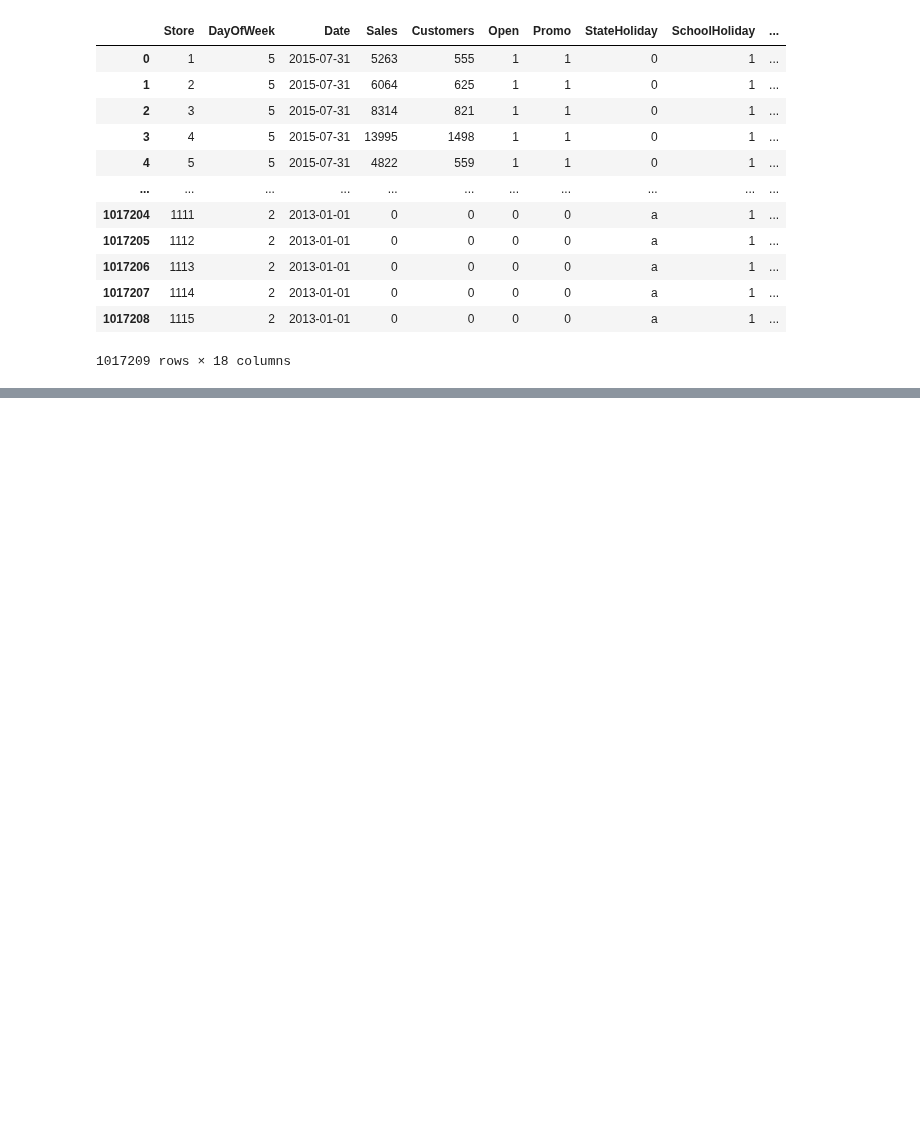
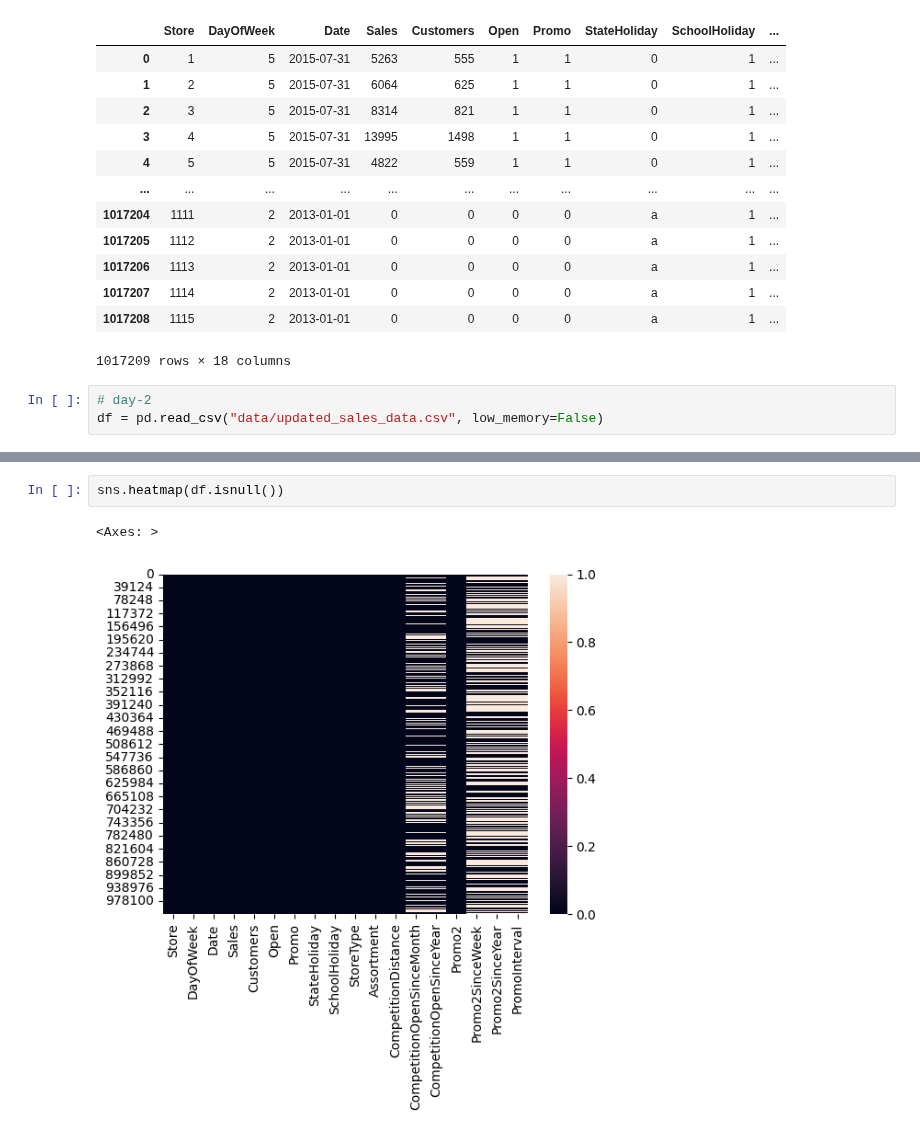
Before and after one commit to UdayMalviya/DataScience-Evening, a Jupyter notebook: project/project_01.ipynb, the cells around one changed output, grey strips where cells are left out. Saved outputs shown, nothing was run; the diff lists cells and outputs as text; blank space fills up the shorter version.

```diff
--- a/project/project_01.ipynb
+++ b/project/project_01.ipynb
@@ -295,3 +295,6 @@ df
 | 1017207 | 1114 | 2 | 2013-01-01 | 0 | 0 | 0 | 0 | a | 1 | ... |
 | 1017208 | 1115 | 2 | 2013-01-01 | 0 | 0 | 0 | 0 | a | 1 | ... |
 1017209 rows × 18 columns
+# %%
+# day-2
+df = pd.read_csv("data/updated_sales_data.csv", low_memory=False)
@@ -297,0 +337,5 @@ df
+# %%
+sns.heatmap(df.isnull())
+# %% [output]
+<Axes: >
+[figure, added]
```
Also changed, not shown: parts of 25 cells of this notebook, 18 other files.
